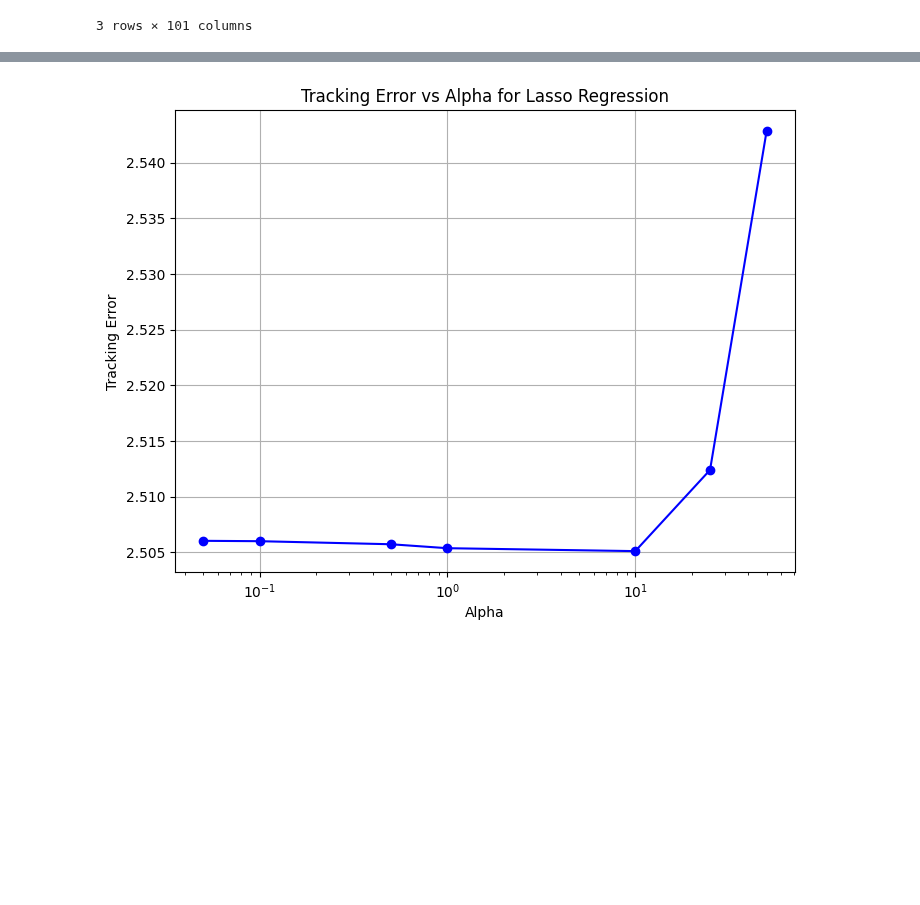
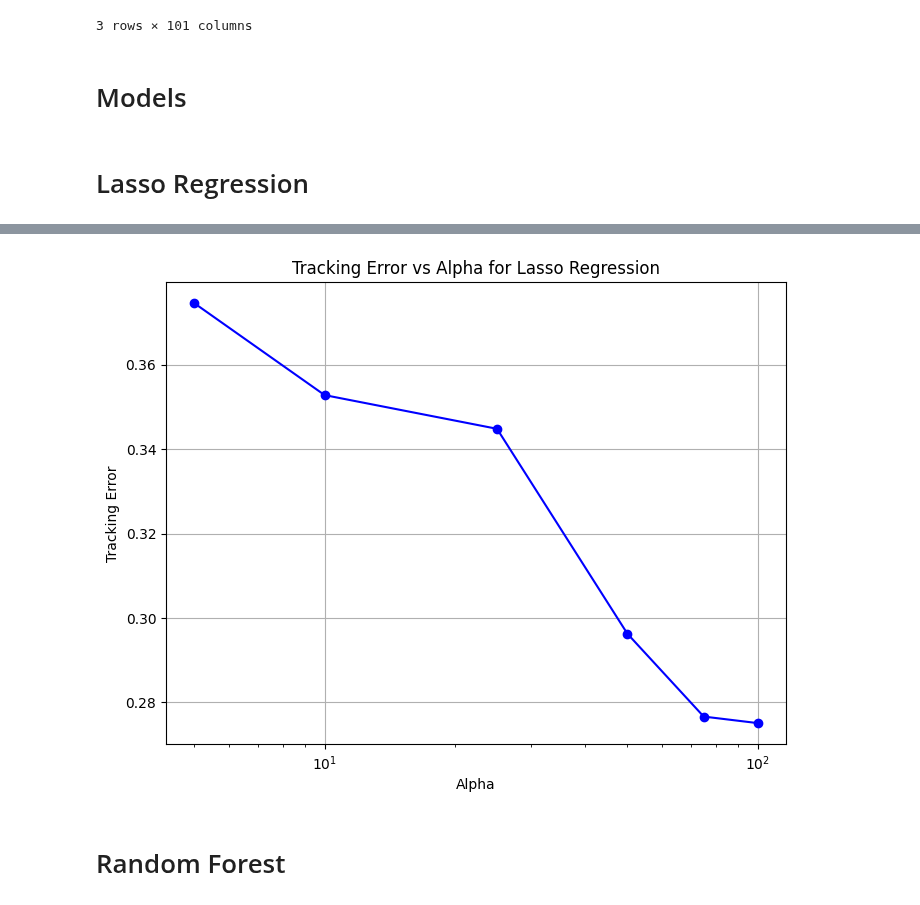
Before and after one commit to dbriito13/CSCA5622, a Jupyter notebook: nifty-50-partial-replication.ipynb, the cells around one changed output, grey strips where cells are left out. Saved outputs shown, nothing was run; the diff lists cells and outputs as text; code cells hidden in the pictures; blank space fills up the shorter version.

Commit message:
Add time series CV for Lasso

```diff
--- a/nifty-50-partial-replication.ipynb
+++ b/nifty-50-partial-replication.ipynb
@@ -12,6 +14,3 @@ import glob
 from tqdm import tqdm
 import warnings
 warnings.filterwarnings("ignore")
-# %%
-def tracking_error(index, predictions):
-    return np.std(pd.Series(index).pct_change()*100 - pd.Series(predictions).pct_change()*100)
@@ -99,15 +84,53 @@ def train_lasso(alpha, X_train, y_train, X_test, y_test):
+# %% [markdown]
+# Models
+# %% [markdown]
+# Lasso Regression
+# %%
+def train_lasso(alpha, tscv, X, y):
+    lasso = Lasso(alpha=alpha, max_iter=25000)
+    scores = []
+    coefficients = []
+
+    for train_index, test_index in tscv.split(X):
+        X_train_cv, X_test_cv = X.iloc[train_index], X.iloc[test_index]
+        y_train_cv, y_test_cv = y.iloc[train_index], y.iloc[test_index]
+
+        # Fit Lasso model on the training data
+        lasso.fit(X_train_cv, y_train_cv)
+
+        # Append the coefficients for this fold
+        coefficients.append(lasso.coef_)
+
+        # Get predictions and calculate the custom score for this fold
+        y_pred = lasso.predict(X_test_cv)
+        fold_score = tracking_error(y_test_cv.values, y_pred)  # Replace with your custom metric
+        print(f"Fold Score {fold_score}")
+        scores.append(fold_score)
+
+    # Calculate the average coefficients across all folds
+    average_coefficients = np.mean(coefficients, axis=0)
+
+    # Calculate the average score across all folds
+    average_score = np.mean(scores)
+
+    print(f"-------alpha: {alpha}-------")
+    print(f"CV Score: {average_score}")
+
+    selected_stocks = np.where(abs(average_coefficients) > 1e-5)[0]
+
+    return (selected_stocks, average_score)
 # %%
 X = df_total.drop(columns=['NIFTY 50', 'NIFTY BANK', 'NIFTY_100'])
 y = df_total['NIFTY_100']
 
-X_train, X_test, y_train, y_test = train_test_split(X, y, test_size=0.25, random_state=42)
+# TimeSeriesSplit to conserve the order of the data
+tscv = TimeSeriesSplit(n_splits=5)
 
-
-alphas = [0.05, 0.1, 0.5, 1, 10, 25, 50]
+alphas = [5, 10, 25, 50, 75, 100]
 tracking_errs = []
 chosen_stocks = []
 for alpha in alphas:
-    (stocks, err) = train_lasso(alpha, X_train, y_train, X_test, y_test)
+    (stocks, err) = train_lasso(alpha, tscv, X, y)
     tracking_errs.append(err)
     chosen_stocks.append(stocks)
 
@@ -140 +163,3 @@ Number of Stocks Chosen: 91/50
-[figure, old version]
+[figure, new version]
+# %% [markdown]
+# Random Forest
```
Also changed, not shown: parts of 4 cells of this notebook.
